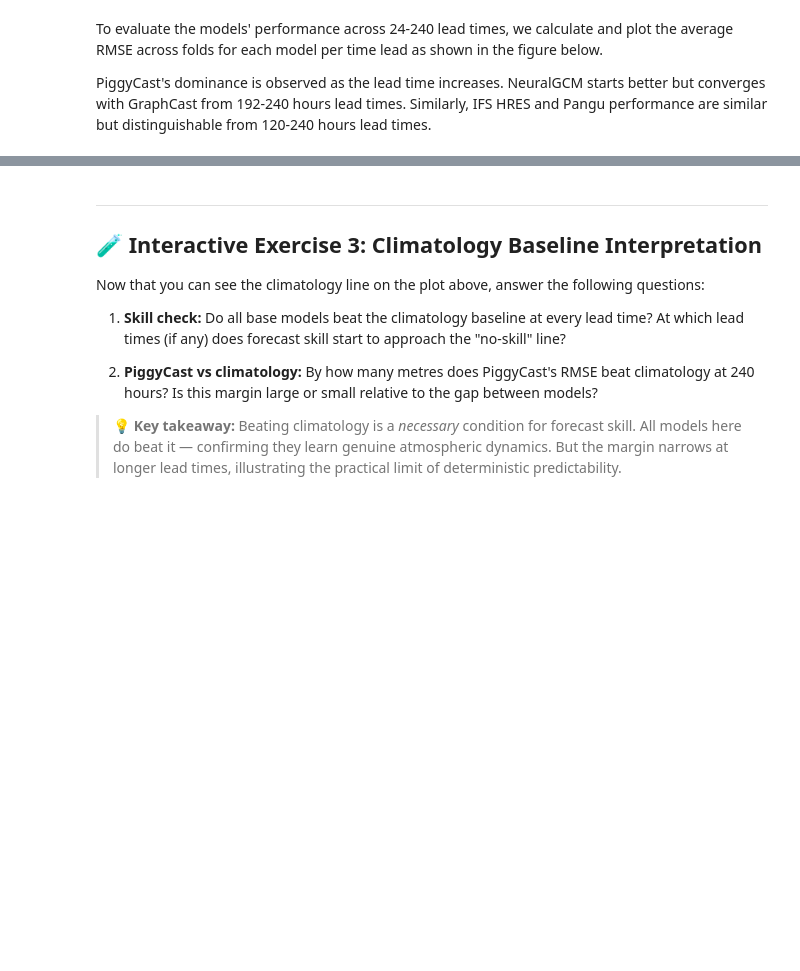
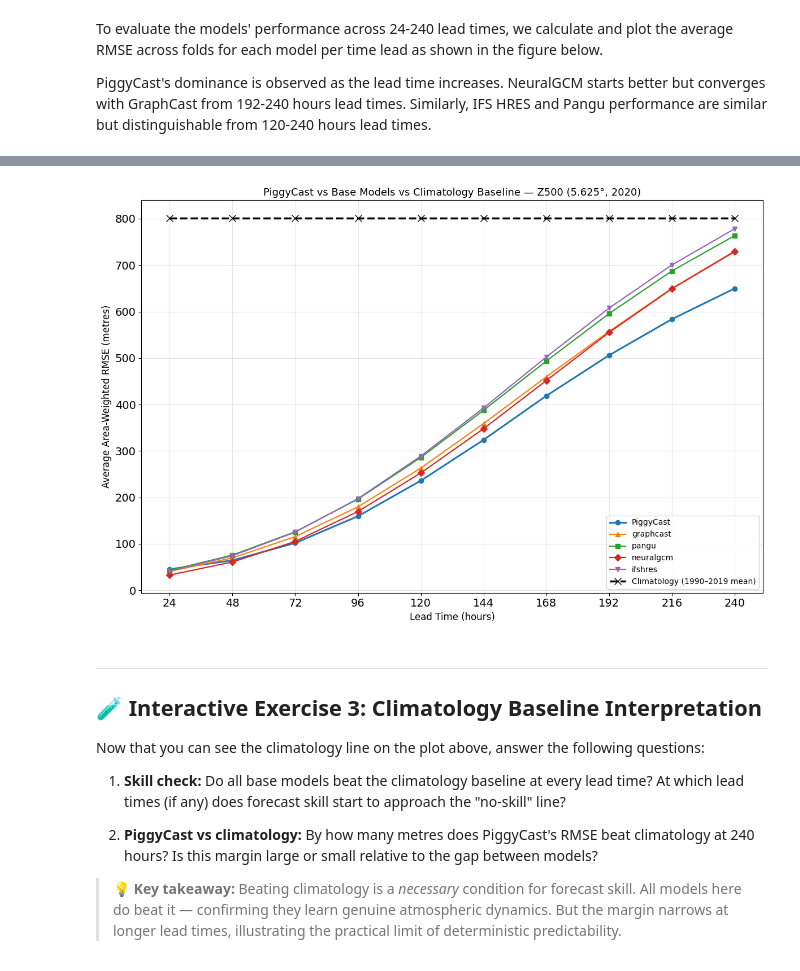
Before and after one commit to Ben10-som/downscaling-climate-projections, a Jupyter notebook: 1.3-PiggyCast-AI-Weather-Prediction-Ensemble-Model.ipynb, the cells around one changed output, grey strips where cells are left out. Drawn from its saved outputs; the diff is of its cells as text; code cells hidden in the pictures; blank space fills up the shorter version.

```diff
--- a/1.3-PiggyCast-AI-Weather-Prediction-Ensemble-Model.ipynb
+++ b/1.3-PiggyCast-AI-Weather-Prediction-Ensemble-Model.ipynb
@@ -1410,43 +1676,38 @@ show_message("✅ Climatology baseline ready.", color="green")
 # %%
-# ================================================================
-# @title Plot All Models + Climatology Baseline
-# ================================================================
-# A model only has genuine forecast skill if it beats the climatology
-# baseline. If any model's RMSE line rises above the dashed black line,
-# it offers no improvement over predicting the long-run seasonal average.
-
 fig, ax = plt.subplots(figsize=(12, 8))
 
 model_styles = {
     "PiggyCast" : dict(color="tab:blue",   marker="o",  linewidth=2.2),
     "graphcast"  : dict(color="tab:orange", marker="^",  linewidth=1.6),
     "pangu"      : dict(color="tab:green",  marker="s",  linewidth=1.6),
     "neuralgcm"  : dict(color="tab:red",    marker="D",  linewidth=1.6),
     "ifshres"    : dict(color="tab:purple", marker="v",  linewidth=1.6),
 }
 
 # rmse_avg_all: {lead_time: {model_name: avg_rmse}} — built in the training loop
 for display_name, style in model_styles.items():
-    rmse_vals = [average_scores[lt][display_name] for lt in lead_times_list]
-    ax.plot(lead_times_list, rmse_vals, label=display_name, **style)
+    rmse_vals = [average_scores[lt][display_name] for lt in lead_times]
+    ax.plot(lead_times, rmse_vals, label=display_name, **style)
 
 ax.plot(
-    lead_times_list,
-    [clim_rmse_scores[lt] for lt in lead_times_list],
+    lead_times,
+    [clim_rmse_scores[lt] for lt in lead_times],
     color="black", linestyle="--", linewidth=2.5,
     marker="x", markersize=9,
     label="Climatology (1990–2019 mean)",
 )
 
 ax.set_xlabel("Lead Time (hours)", fontsize=12)
 ax.set_ylabel("Average Area-Weighted RMSE (metres)", fontsize=12)
 ax.set_title("PiggyCast vs Base Models vs Climatology Baseline — Z500 (5.625°, 2020)",
              fontsize=13)
 ax.set_xticks(range(min(lead_times), max(lead_times)+1, 24))  # Set interval of 24 hours
 ax.legend(fontsize=10)
 ax.grid(True, alpha=0.3)
 plt.tight_layout()
 plt.show()
+# %% [output]
+[figure, added]
 # %% [markdown]
 ---
 ## 🧪 Interactive Exercise 3: Climatology Baseline Interpretation
```
Also changed, not shown: parts of 19 cells of this notebook.
